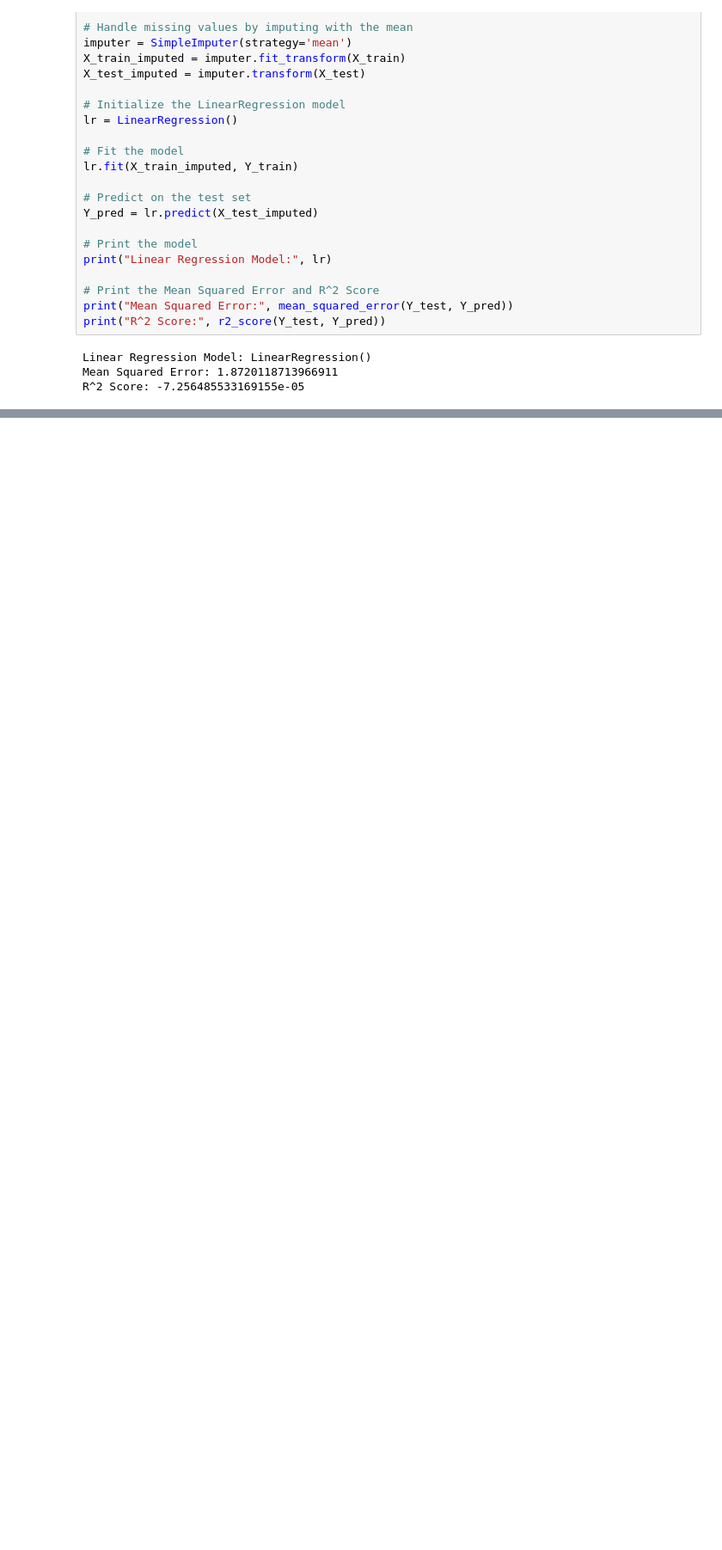
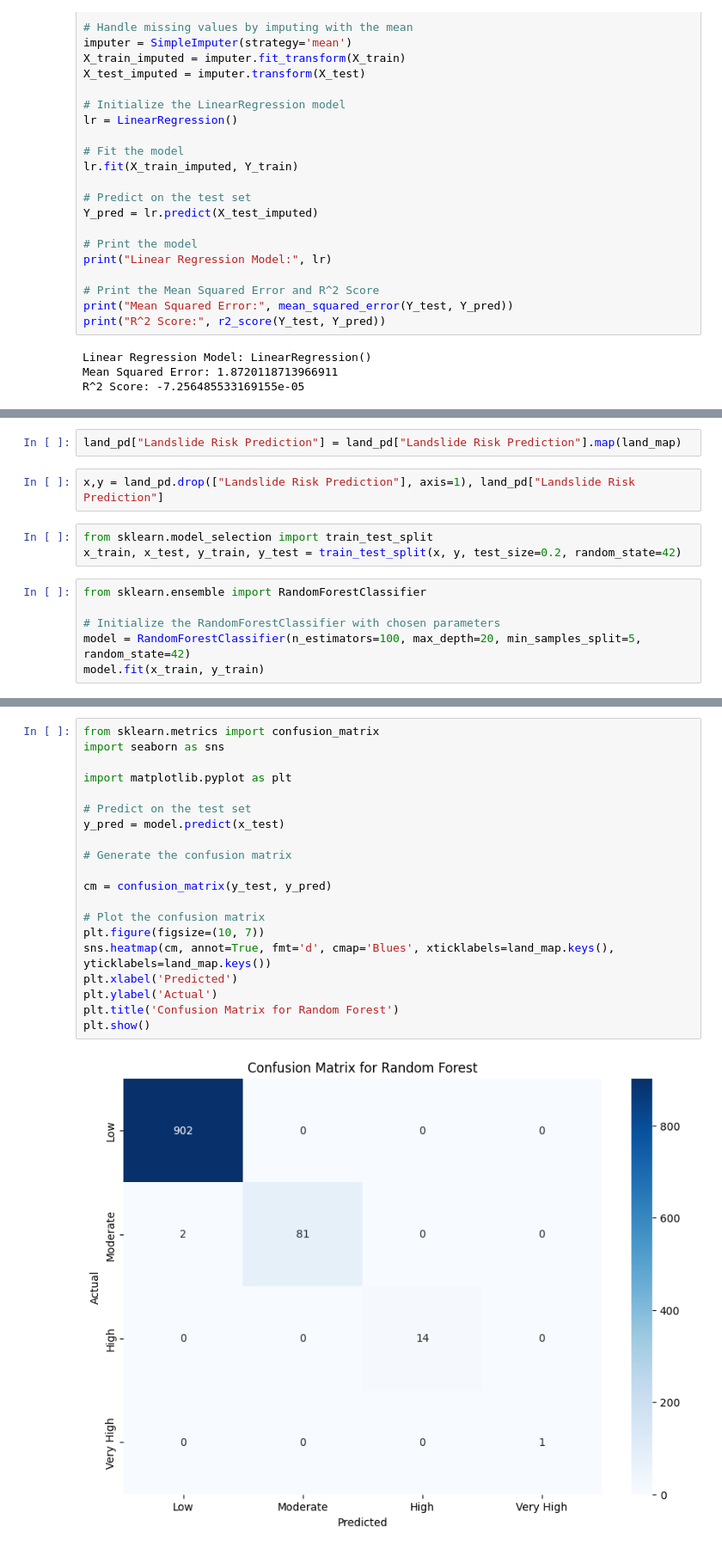
Before and after one commit to ragunandhant/Disaster-Backend, a Jupyter notebook: experiment.ipynb, the cells around one changed output, grey strips where cells are left out. Shown at 86% size. Saved outputs shown, nothing was run; the diff lists cells and outputs as text; blank space fills up the shorter version.

Commit message:
landslide prediction (#3)
Co-authored-by: sreeragunandha <sreeragunandha.t@akaiketech.com>

```diff
--- a/experiment.ipynb
+++ b/experiment.ipynb
@@ -139,0 +171,13 @@ R^2 Score: -7.256485533169155e-05
+# %%
+land_pd["Landslide Risk Prediction"] = land_pd["Landslide Risk Prediction"].map(land_map)
+# %%
+x,y = land_pd.drop(["Landslide Risk Prediction"], axis=1), land_pd["Landslide Risk Prediction"]
+# %%
+from sklearn.model_selection import train_test_split
+x_train, x_test, y_train, y_test = train_test_split(x, y, test_size=0.2, random_state=42)
+# %%
+from sklearn.ensemble import RandomForestClassifier
+
+# Initialize the RandomForestClassifier with chosen parameters
+model = RandomForestClassifier(n_estimators=100, max_depth=20, min_samples_split=5, random_state=42)
+model.fit(x_train, y_train)
@@ -139,0 +186,22 @@ R^2 Score: -7.256485533169155e-05
+# %%
+from sklearn.metrics import confusion_matrix
+import seaborn as sns
+
+import matplotlib.pyplot as plt
+
+# Predict on the test set
+y_pred = model.predict(x_test)
+
+# Generate the confusion matrix
+
+cm = confusion_matrix(y_test, y_pred)
+
+# Plot the confusion matrix
+plt.figure(figsize=(10, 7))
+sns.heatmap(cm, annot=True, fmt='d', cmap='Blues', xticklabels=land_map.keys(), yticklabels=land_map.keys())
+plt.xlabel('Predicted')
+plt.ylabel('Actual')
+plt.title('Confusion Matrix for Random Forest')
+plt.show()
+# %% [output]
+[figure, added]
```
Also changed, not shown: parts of 9 cells of this notebook, 2 other files.
